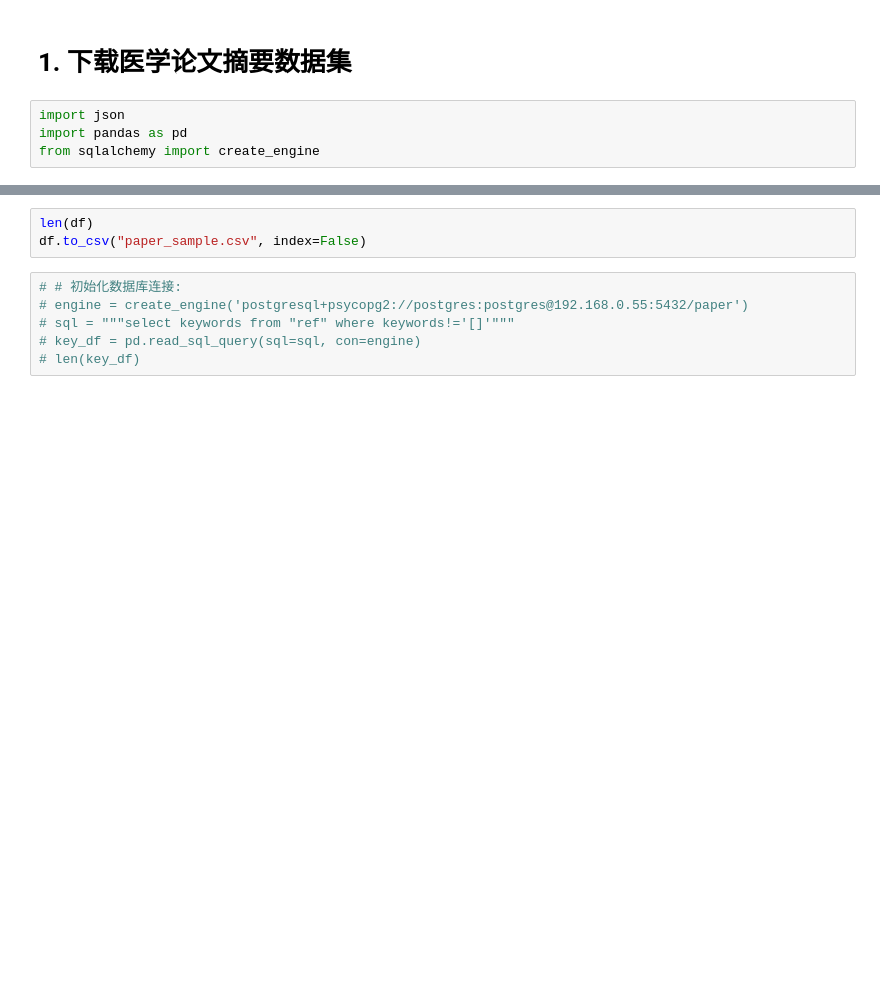
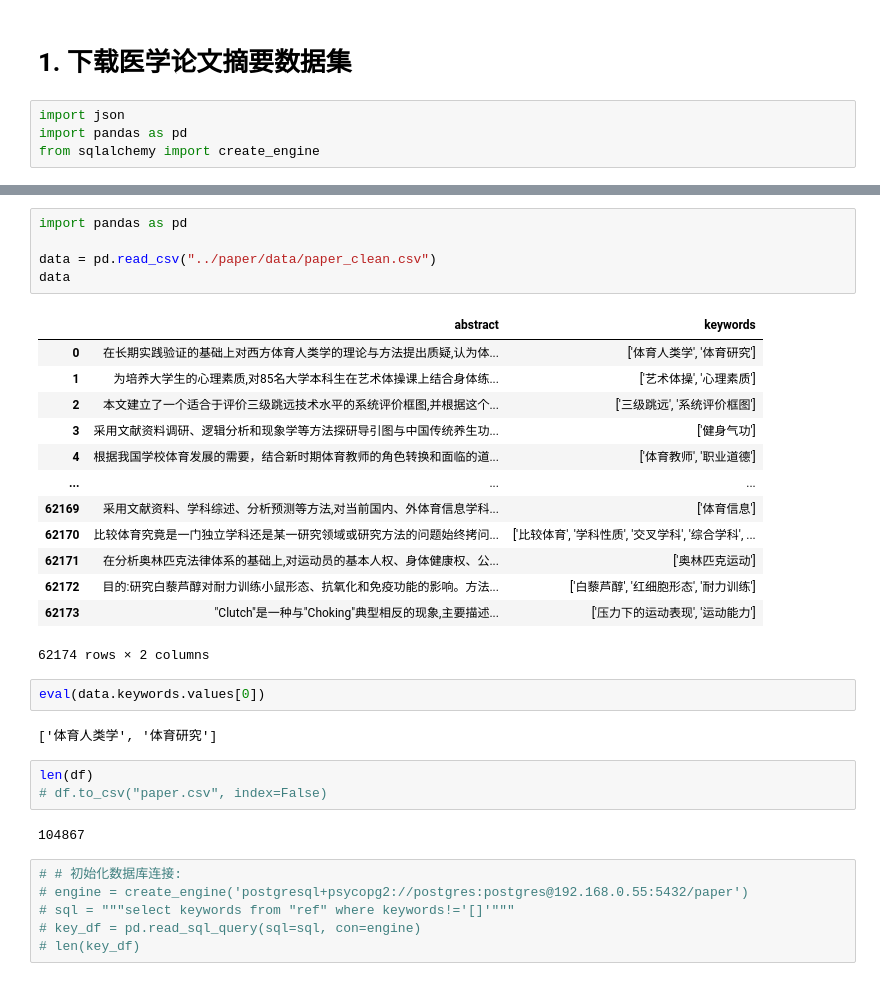
Before and after one commit to xusenlinzy/deepnlp, a Jupyter notebook: examples/uie/medical_paper.ipynb, the cells around one changed output, grey strips where cells are left out. Cells and saved outputs as stored; diff of their text form; blank space fills up the shorter version.

```diff
--- a/examples/uie/medical_paper.ipynb
+++ b/examples/uie/medical_paper.ipynb
@@ -30,6 +49,31 @@ df.head(10)
+# %%
+import pandas as pd
+
+data = pd.read_csv("../paper/data/paper_clean.csv")
+data
+# %% [output]
+|  | abstract | keywords |
+| 0 | 在长期实践验证的基础上对西方体育人类学的理论与方法提出质疑,认为体... | ['体育人类学', '体育研究'] |
+| 1 | 为培养大学生的心理素质,对85名大学本科生在艺术体操课上结合身体练... | ['艺术体操', '心理素质'] |
+| 2 | 本文建立了一个适合于评价三级跳远技术水平的系统评价框图,并根据这个... | ['三级跳远', '系统评价框图'] |
+| 3 | 采用文献资料调研、逻辑分析和现象学等方法探研导引图与中国传统养生功... | ['健身气功'] |
+| 4 | 根据我国学校体育发展的需要，结合新时期体育教师的角色转换和面临的道... | ['体育教师', '职业道德'] |
+| ... | ... | ... |
+| 62169 | 采用文献资料、学科综述、分析预测等方法,对当前国内、外体育信息学科... | ['体育信息'] |
+| 62170 | 比较体育究竟是一门独立学科还是某一研究领域或研究方法的问题始终拷问... | ['比较体育', '学科性质', '交叉学科', '综合学科', ... |
+| 62171 | 在分析奥林匹克法律体系的基础上,对运动员的基本人权、身体健康权、公... | ['奥林匹克运动'] |
+| 62172 | 目的:研究白藜芦醇对耐力训练小鼠形态、抗氧化和免疫功能的影响。方法... | ['白藜芦醇', '红细胞形态', '耐力训练'] |
+| 62173 | "Clutch"是一种与"Choking"典型相反的现象,主要描述... | ['压力下的运动表现', '运动能力'] |
+62174 rows × 2 columns
+# %%
+eval(data.keywords.values[0])
+# %% [output]
+['体育人类学', '体育研究']
 # %%
 len(df)
-df.to_csv("paper_sample.csv", index=False)
+# df.to_csv("paper.csv", index=False)
+# %% [output]
+104867
 # %%
 # # 初始化数据库连接:
 # engine = create_engine('postgresql+psycopg2://postgres:postgres@192.168.0.55:5432/paper')
```
Also changed, not shown: parts of 2 cells of this notebook, 9 other files.
